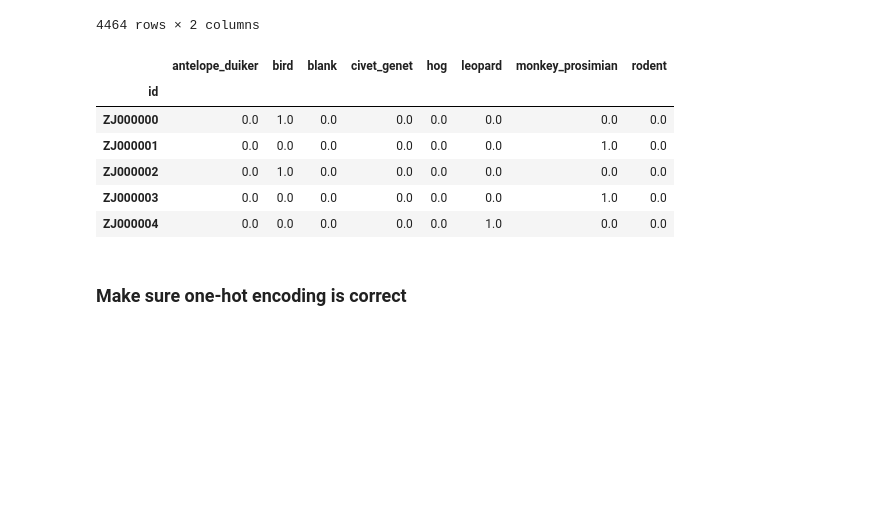
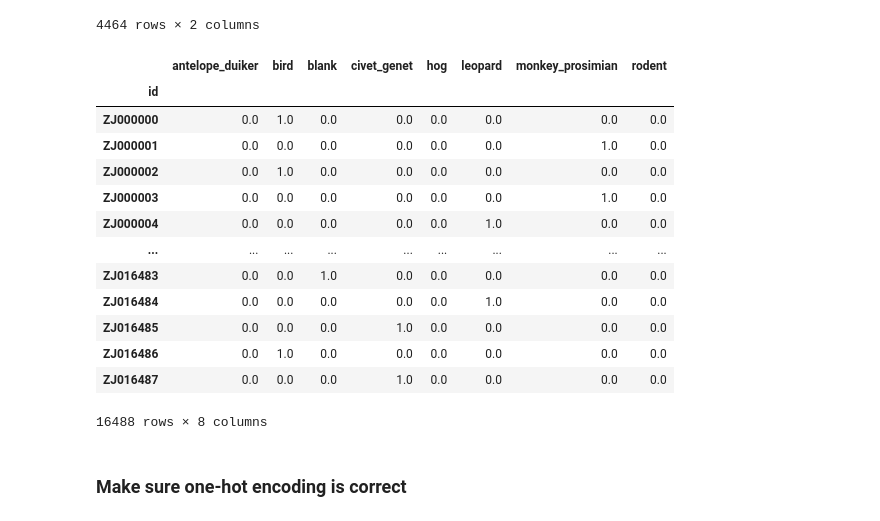
Before and after one commit to canonic-epicure/conservision, a Jupyter notebook: eda.ipynb, the cells around one changed output. Saved outputs shown, nothing was run; the diff lists cells and outputs as text; code cells hidden in the pictures; blank space fills up the shorter version.

```diff
--- a/eda.ipynb
+++ b/eda.ipynb
@@ -60,15 +60,22 @@ test_features
 | ZJ020951 | test_features/ZJ020951.jpg | S0114 |
 4464 rows × 2 columns
 # %%
-train_labels.head()
+train_labels
 # %% [output]
 |  | antelope_duiker | bird | blank | civet_genet | hog | leopard | monkey_prosimian | rodent |
 | id |  |  |  |  |  |  |  |  |
 | ZJ000000 | 0.0 | 1.0 | 0.0 | 0.0 | 0.0 | 0.0 | 0.0 | 0.0 |
 | ZJ000001 | 0.0 | 0.0 | 0.0 | 0.0 | 0.0 | 0.0 | 1.0 | 0.0 |
 | ZJ000002 | 0.0 | 1.0 | 0.0 | 0.0 | 0.0 | 0.0 | 0.0 | 0.0 |
 | ZJ000003 | 0.0 | 0.0 | 0.0 | 0.0 | 0.0 | 0.0 | 1.0 | 0.0 |
 | ZJ000004 | 0.0 | 0.0 | 0.0 | 0.0 | 0.0 | 1.0 | 0.0 | 0.0 |
+| ... | ... | ... | ... | ... | ... | ... | ... | ... |
+| ZJ016483 | 0.0 | 0.0 | 1.0 | 0.0 | 0.0 | 0.0 | 0.0 | 0.0 |
+| ZJ016484 | 0.0 | 0.0 | 0.0 | 0.0 | 0.0 | 1.0 | 0.0 | 0.0 |
+| ZJ016485 | 0.0 | 0.0 | 0.0 | 1.0 | 0.0 | 0.0 | 0.0 | 0.0 |
+| ZJ016486 | 0.0 | 1.0 | 0.0 | 0.0 | 0.0 | 0.0 | 0.0 | 0.0 |
+| ZJ016487 | 0.0 | 0.0 | 0.0 | 1.0 | 0.0 | 0.0 | 0.0 | 0.0 |
+16488 rows × 8 columns
 # %% [markdown]
 ### Make sure one-hot encoding is correct
 # %%
```
Also changed, not shown: parts of 3 cells of this notebook, 4 other files.
